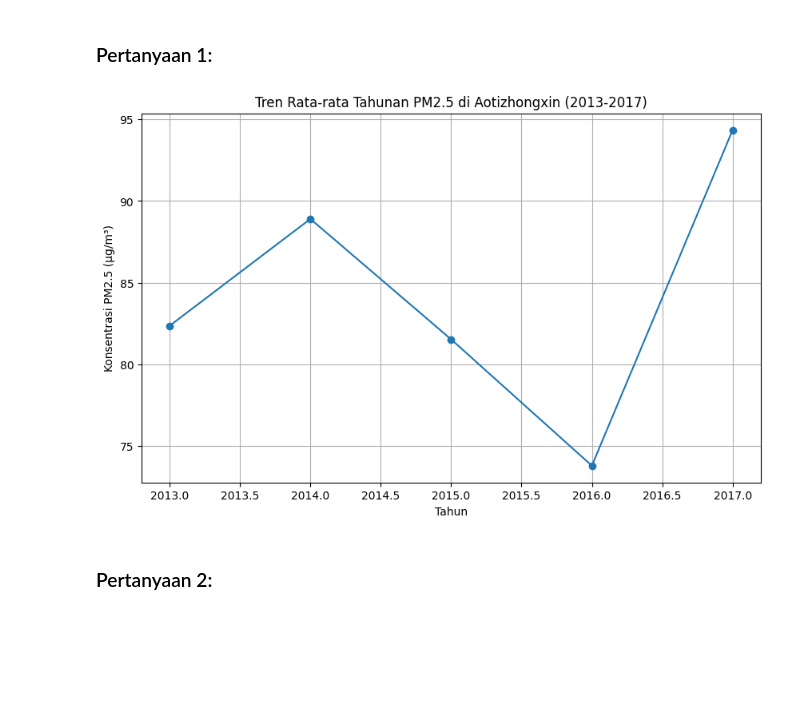
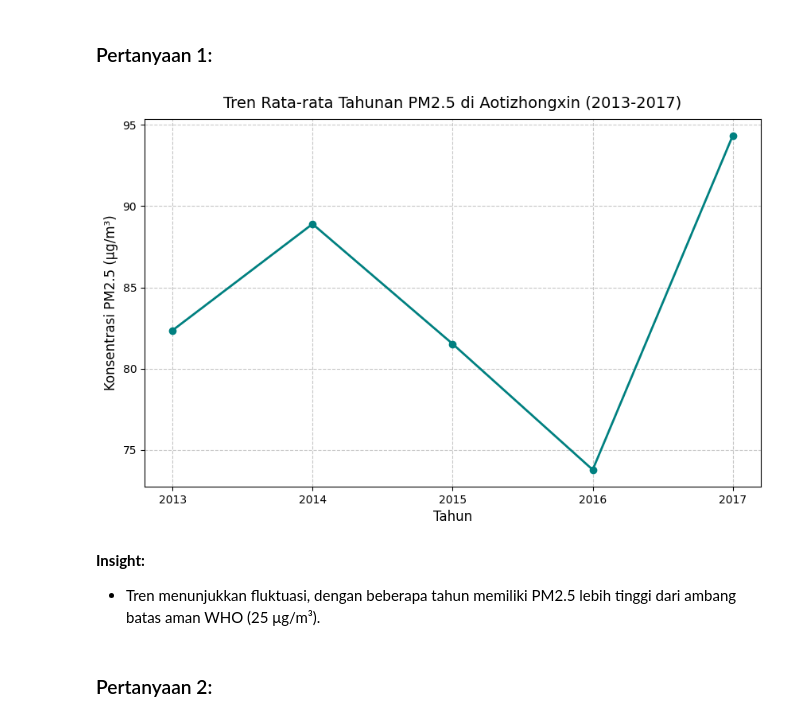
Before and after one commit to miezlearning/Coding-Camp-2025, a Jupyter notebook: Belajar Analisis Data dengan Python/Coding_Camp_Proyek_Analisis_Data.ipynb, the cells around one changed output. Cells and saved outputs as stored; diff of their text form; code cells hidden in the pictures; blank space fills up the shorter version.

```diff
--- a/Belajar Analisis Data dengan Python/Coding_Camp_Proyek_Analisis_Data.ipynb
+++ b/Belajar Analisis Data dengan Python/Coding_Camp_Proyek_Analisis_Data.ipynb
@@ -22,5 +28,5 @@ import numpy as np
 # %%
-df = pd.read_csv('Dataset/PRSA_Data_Aotizhongxin_20130301-20170228.csv')
+df = pd.read_csv('PRSA_Data_Aotizhongxin_20130301-20170228.csv')
 
 print("5 baris pertama dataset:")
 print(df.head())
@@ -79,10 +89,10 @@ dtype: int64
 # Mengisi missing values dengan median untuk kolom numerik
 numeric_columns = ['PM2.5', 'PM10', 'SO2', 'NO2', 'CO', 'O3', 'TEMP']
 for column in numeric_columns:
-    df[column].fillna(df[column].median(), inplace=True)
+    df[column] = df[column].fillna(df[column].median())
 
 # Mengubah kolom tanggal menjadi datetime
 df['datetime'] = pd.to_datetime(df[['year', 'month', 'day', 'hour']])
 
-# Memfilter hanya data dari Aotizhongxin
-df_aoti = df[df['station'] == 'Aotizhongxin']
+# Memfilter hanya data dari Aotizhongxin (meskipun dataset sudah spesifik)
+df_aoti = df[df['station'] == 'Aotizhongxin'].copy()
@@ -129,14 +132,18 @@ max      898.000000     40.500000
 ### Pertanyaan 1:
 # %%
 plt.figure(figsize=(10, 6))
-yearly_pm25.plot(kind='line', marker='o')
-plt.title('Tren Rata-rata Tahunan PM2.5 di Aotizhongxin (2013-2017)')
-plt.xlabel('Tahun')
-plt.ylabel('Konsentrasi PM2.5 (μg/m³)')
-plt.grid(True)
+yearly_pm25.plot(kind='line', marker='o', color='teal', linewidth=2)
+plt.title('Tren Rata-rata Tahunan PM2.5 di Aotizhongxin (2013-2017)', fontsize=14, pad=10)
+plt.xlabel('Tahun', fontsize=12)
+plt.ylabel('Konsentrasi PM2.5 (μg/m³)', fontsize=12)
+plt.grid(True, linestyle='--', alpha=0.7)
+plt.xticks(yearly_pm25.index)
 plt.show()
 # %% [output]
-[figure, old version]
+[figure, new version]
+# %% [markdown]
+**Insight:**
+- Tren menunjukkan fluktuasi, dengan beberapa tahun memiliki PM2.5 lebih tinggi dari ambang batas aman WHO (25 μg/m³).
 # %% [markdown]
 ### Pertanyaan 2:
 # %%
```
Also changed, not shown: parts of 19 cells of this notebook, 4 other files.
